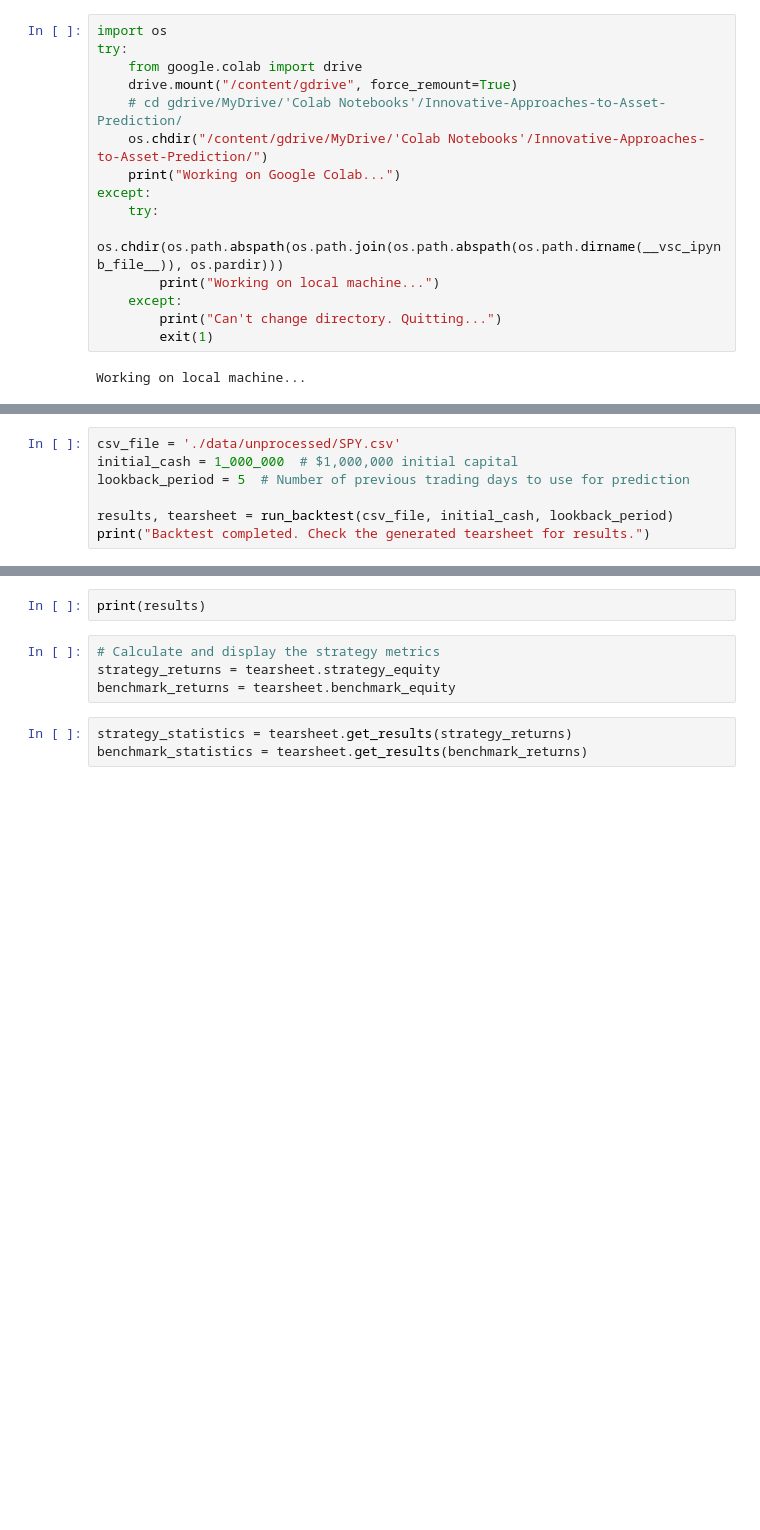
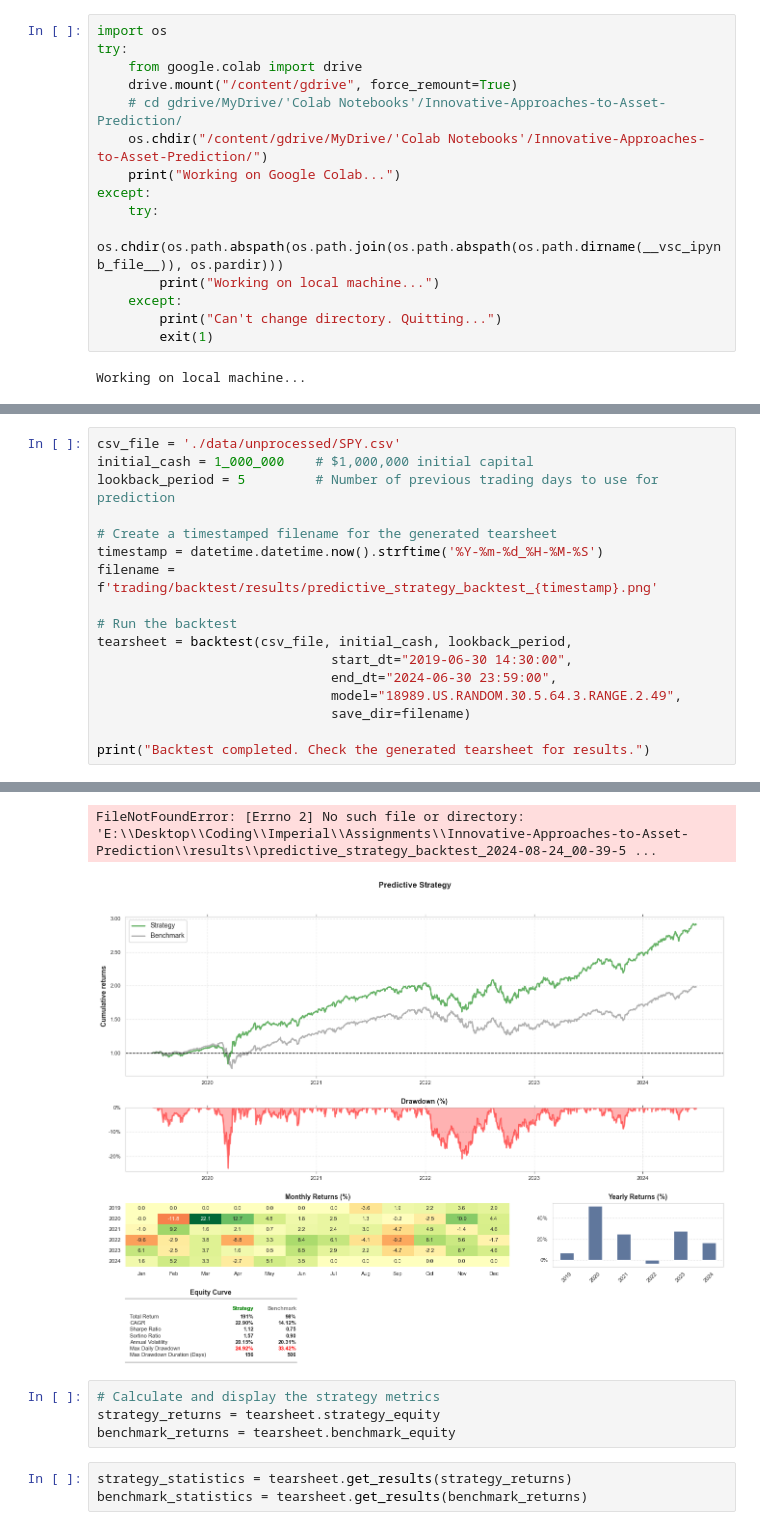
Before and after one commit to mchrisgm/Innovative-Approaches-to-Asset-Prediction, a Jupyter notebook: notebooks/Backtesting.ipynb, the cells around one changed output, grey strips where cells are left out. Saved outputs shown, nothing was run; the diff lists cells and outputs as text; blank space fills up the shorter version.

Commit message:
Using backtest funciton from backtesting module

```diff
--- a/notebooks/Backtesting.ipynb
+++ b/notebooks/Backtesting.ipynb
@@ -167,7 +25,18 @@ def run_backtest(csv_file, initial_cash, lookback_period):
 # %%
 csv_file = './data/unprocessed/SPY.csv'
-initial_cash = 1_000_000  # $1,000,000 initial capital
-lookback_period = 5  # Number of previous trading days to use for prediction
+initial_cash = 1_000_000    # $1,000,000 initial capital
+lookback_period = 5         # Number of previous trading days to use for prediction
 
-results, tearsheet = run_backtest(csv_file, initial_cash, lookback_period)
+# Create a timestamped filename for the generated tearsheet
+timestamp = datetime.datetime.now().strftime('%Y-%m-%d_%H-%M-%S')
+filename = f'trading/backtest/results/predictive_strategy_backtest_{timestamp}.png'
+
+# Run the backtest
+tearsheet = backtest(csv_file, initial_cash, lookback_period,
+                              start_dt="2019-06-30 14:30:00",
+                              end_dt="2024-06-30 23:59:00",
+                              model="18989.US.RANDOM.30.5.64.3.RANGE.2.49",
+                              save_dir=filename)
+
 print("Backtest completed. Check the generated tearsheet for results.")
+# %% [output]
@@ -174,5 +60,5 @@ print("Backtest completed. Check the generated tearsheet for results.")
+FileNotFoundError: [Errno 2] No such file or directory: 'E:\\Desktop\\Coding\\Imperial\\Assignments\\Innovative-Approaches-to-Asset-Prediction\\results\\predictive_strategy_backtest_2024-08-24_00-39-5 ...
+[figure, added]
-# %%
-print(results)
 # %%
 # Calculate and display the strategy metrics
 strategy_returns = tearsheet.strategy_equity
```
Also changed, not shown: parts of 7 cells of this notebook.
